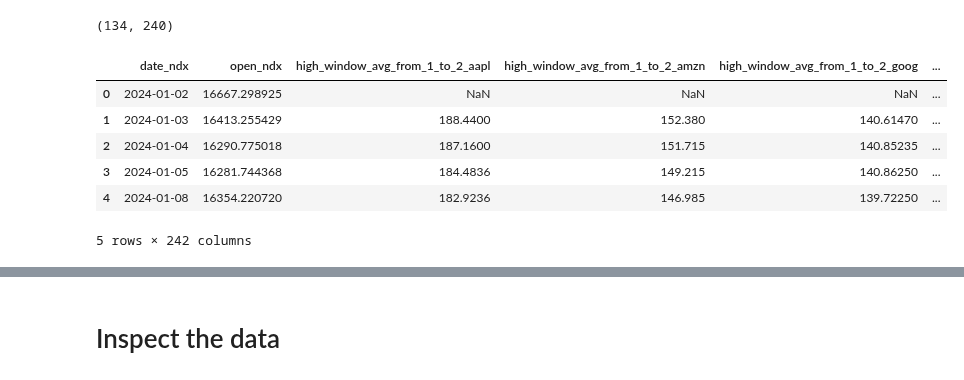
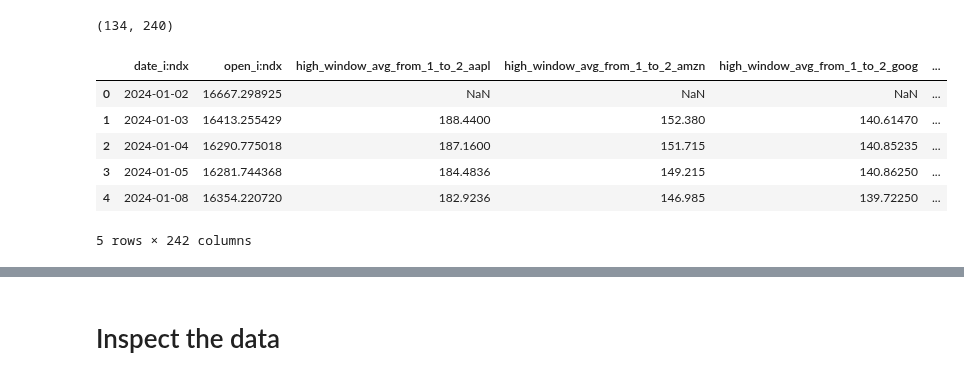
Before and after one commit to franciscojavierarceo/Python, a Jupyter notebook: demos/kfp-demos/feast-stocks/KFP.ipynb, the cells around one changed output, grey strips where cells are left out. Saved outputs shown, nothing was run; the diff lists cells and outputs as text; code cells hidden in the pictures.

```diff
--- a/demos/kfp-demos/feast-stocks/KFP.ipynb
+++ b/demos/kfp-demos/feast-stocks/KFP.ipynb
@@ -131,3 +112,30 @@ for ticker in df_dict:
+# %%
+def create_model_dataset(
+    df: pd.DataFrame,
+    main_ticker: str,
+    columns_to_process: list[str],
+    ticker_df_dict: dict,
+    n_lags: int,
+    max_window_size: int
+) -> pd.DataFrame:
+    finaldf = df.copy()
+    feature_pipeline(df, columns_to_process, n_lags, max_window_size)
+    finaldf.columns = [f"{c}_{main_ticker.lower()}" for c in finaldf.columns]
+
+    for ticker in ticker_df_dict:
+        if ticker != main_ticker:
+            feature_pipeline(ticker_df_dict[ticker], columns_to_process, n_lags, max_window_size)
+            finaldf = finaldf.merge(
+                ticker_df_dict[ticker].rename(
+                    columns={c:f"{c}_{ticker.lower()}" for c in ticker_df_dict[ticker].columns},
+                ),
+                how='left',
+                left_on=f'date_{main_ticker.lower()}',
+                right_on=f'date_{ticker.lower()}',
+            )
+    return finaldf
+# %%
+finaldf = create_model_dataset(ndx_df, 'I:NDX', ['open', 'low', 'high'], df_dict, 5, 5)
 # %%
 len(list(finaldf.columns))
 # %% [output]
@@ -141,9 +149,9 @@ print(finaldf[feature_list].shape)
 # %% [output]
 (134, 240)
 # %%
-finaldf[['date_ndx', 'open_ndx'] + feature_list].head()
+finaldf[['date_i:ndx', 'open_i:ndx'] + feature_list].head()
 # %% [output]
-|  | date_ndx | open_ndx | high_window_avg_from_1_to_2_aapl | high_window_avg_from_1_to_2_amzn | high_window_avg_from_1_to_2_goog | ... |
+|  | date_i:ndx | open_i:ndx | high_window_avg_from_1_to_2_aapl | high_window_avg_from_1_to_2_amzn | high_window_avg_from_1_to_2_goog | ... |
 | 0 | 2024-01-02 | 16667.298925 | NaN | NaN | NaN | ... |
 | 1 | 2024-01-03 | 16413.255429 | 188.4400 | 152.380 | 140.61470 | ... |
 | 2 | 2024-01-04 | 16290.775018 | 187.1600 | 151.715 | 140.85235 | ... |
```
Also changed, not shown: parts of 3 cells of this notebook, 1 other file.
